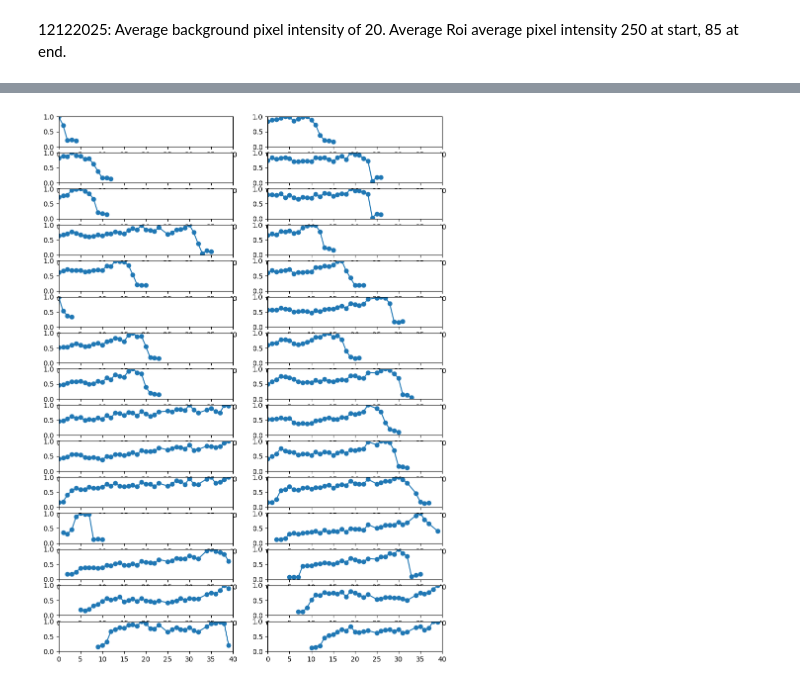
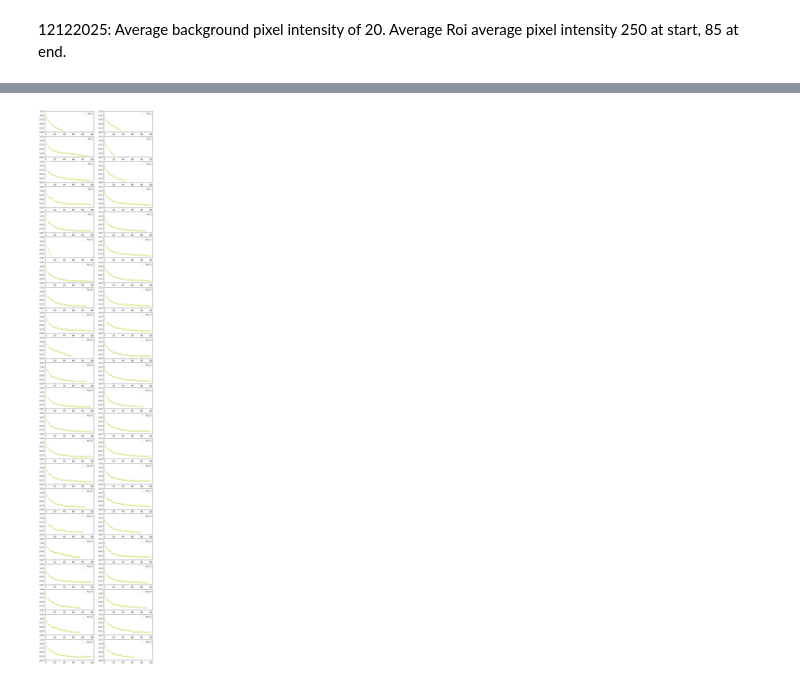
Before and after one commit to jglichowsk/organelle-measure, a Jupyter notebook: organelle_measure/notebooks/myo1-globular-timelapse-analysis.ipynb, the cells around one changed output, grey strips where cells are left out. Saved outputs shown, nothing was run; the diff lists cells and outputs as text; code cells hidden in the pictures.

Commit message:
Update to allow for pre and post timelapse laser images. Made pathing code in image processing section more efficient.

```diff
--- a/organelle_measure/notebooks/myo1-globular-timelapse-analysis.ipynb
+++ b/organelle_measure/notebooks/myo1-globular-timelapse-analysis.ipynb
@@ -10,3 +15,10 @@ import matplotlib.pyplot as plt
+# %%
+def exp_fnc(x: float, a: float, b: float, c: float):
+    """
+    Args: Four paramters consisting of an independent variable (x) and three fitting params (a,b,c).
+    Ouputs: A float value from plugging all of the variables into a generic exponential function form.
+    """
+    return a * np.exp(-b * x) + c
 # %%
 def detect_globular_rois(img_or_path, frame_index=0,
                          min_sigma=2, max_sigma=3, num_sigma=10,
@@ -254,3 +229,5 @@ dd.loc[dd.ROI_ID==25].sort_values(by=['frame'])
 # %%
 df_12122025=pd.read_csv(r'C:\Users\jglic\Downloads\Run_2\signal-analysis_12122025.csv')
 df_01222026=pd.read_csv(r'C:\Users\jglic\Downloads\1-22-26 myo1-mLemon\signal-analysis_01222026.csv')
+df_01292026_r1=pd.read_csv(r'C:\Users\jglic\Downloads\1-29-26 myo1-mLemon photobleaching\signal-analysis_01292026_Run-1.csv')
+df_01292026_r2=pd.read_csv(r'C:\Users\jglic\Downloads\1-29-26 myo1-mLemon photobleaching\signal-analysis_01292026_Run-2.csv')
@@ -298,4 +309,6 @@ def roi_subplots(df: pd.DataFrame, num_rows: int, num_columns: int=2, metric: st
 # %%
-roi_subplots(df_01222026, num_rows=int(len(np.unique(df_01222026['ROI_ID'].values))/2))
+# wa,wb,wc=roi_subplots(df_01292026_r1, num_rows=int(len(np.unique(df_01292026_r1['ROI_ID'].values))/2),fit=True,corr=False)
+xa,xb,xc=roi_subplots(df_01292026_r2, num_rows=int(len(np.unique(df_01292026_r2['ROI_ID'].values))/2), fit=True,corr=False)
+# roi_subplots(janrun, num_rows=int(len(np.unique(janrun['ROI_ID'].values))/2))
 # %% [output]
-[figure, old version]
+[figure, new version]
```
Also changed, not shown: parts of 20 cells of this notebook, 17 other files.
